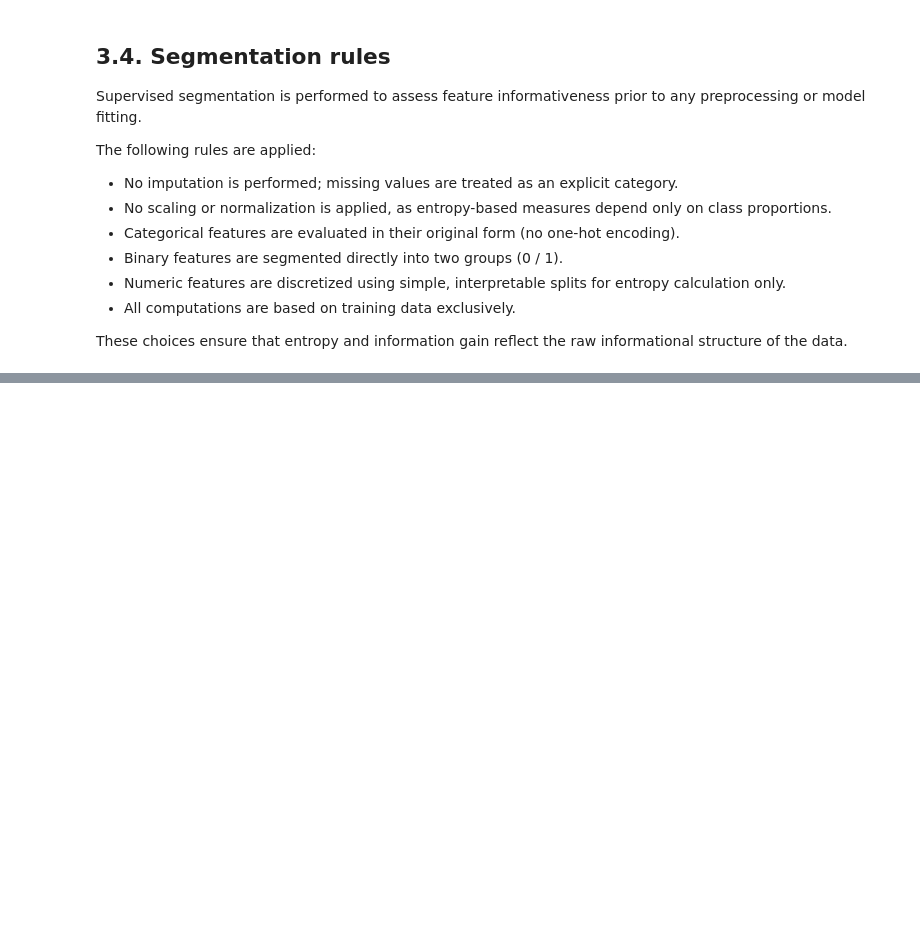
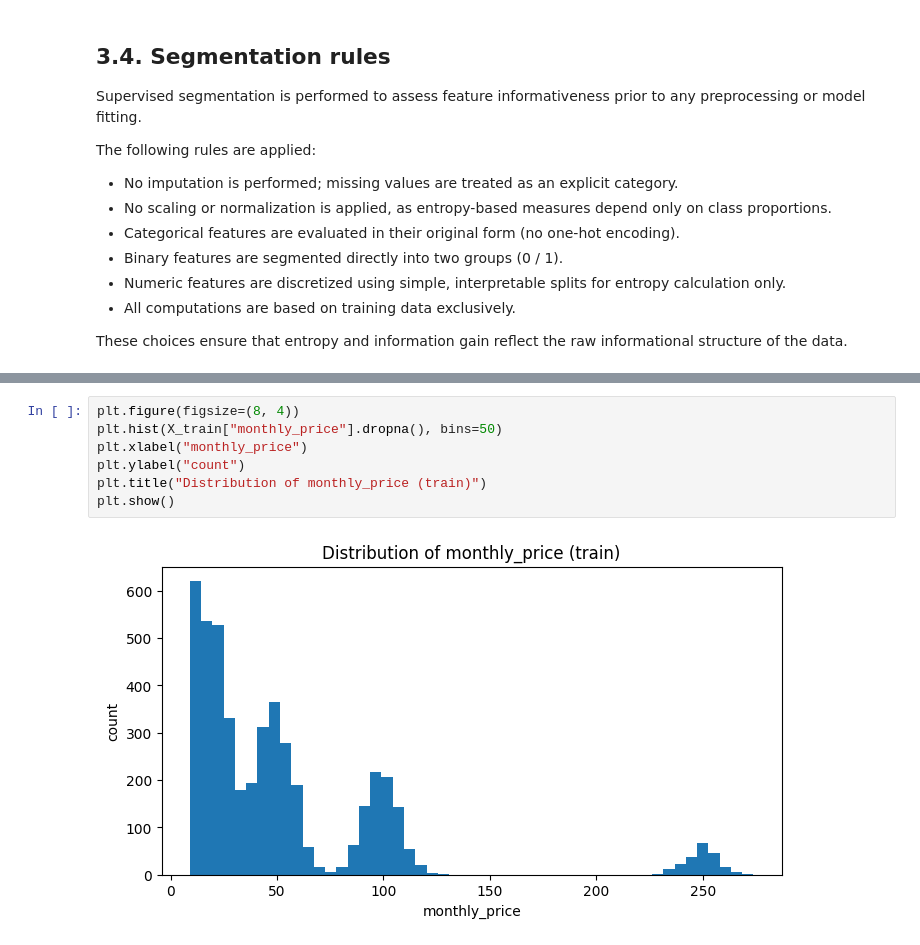
Before and after one commit to nastasiaoginska/customer-churn-predictive-modeling, a Jupyter notebook: notebooks/03_supervised_segmentation_entropy_ig.ipynb, the cells around one changed output, grey strips where cells are left out. Cells and saved outputs as stored; diff of their text form; blank space fills up the shorter version.

```diff
--- a/notebooks/03_supervised_segmentation_entropy_ig.ipynb
+++ b/notebooks/03_supervised_segmentation_entropy_ig.ipynb
@@ -79,0 +489,9 @@ These choices ensure that entropy and information gain reflect the raw informati
+# %%
+plt.figure(figsize=(8, 4))
+plt.hist(X_train["monthly_price"].dropna(), bins=50)
+plt.xlabel("monthly_price")
+plt.ylabel("count")
+plt.title("Distribution of monthly_price (train)")
+plt.show()
+# %% [output]
+[figure, added]
```
Also changed, not shown: parts of 34 cells of this notebook.
